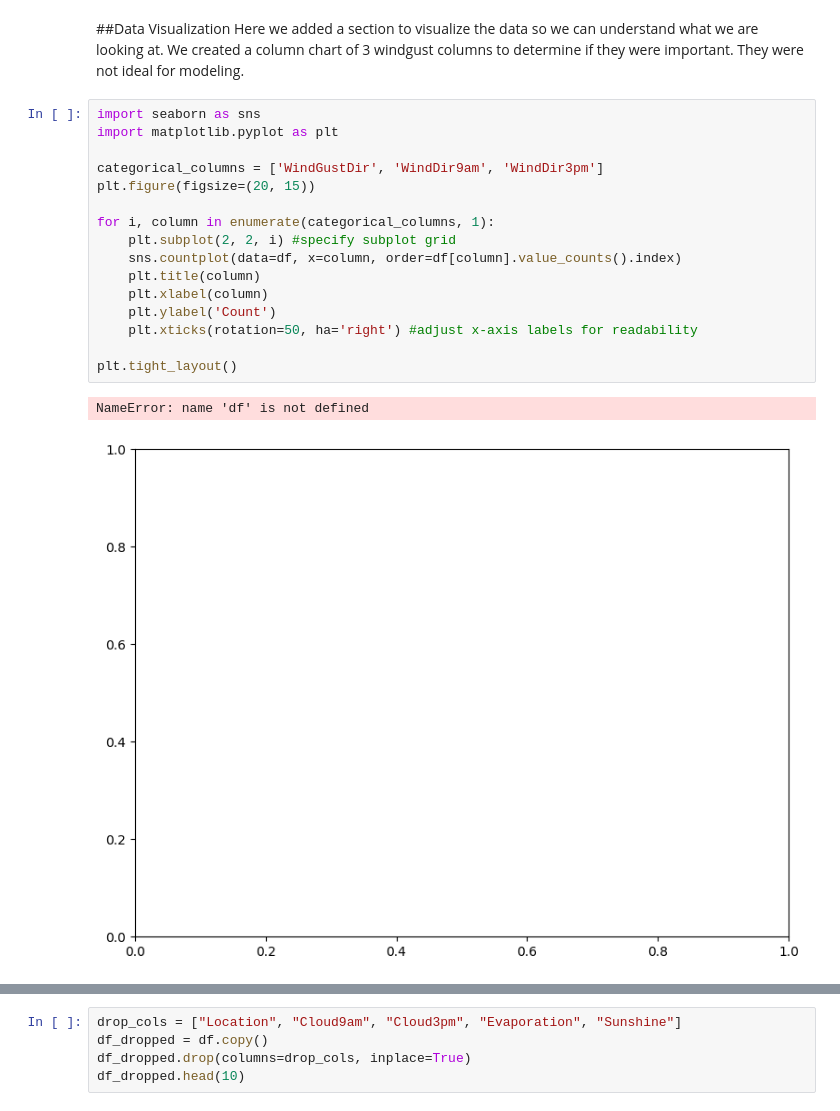
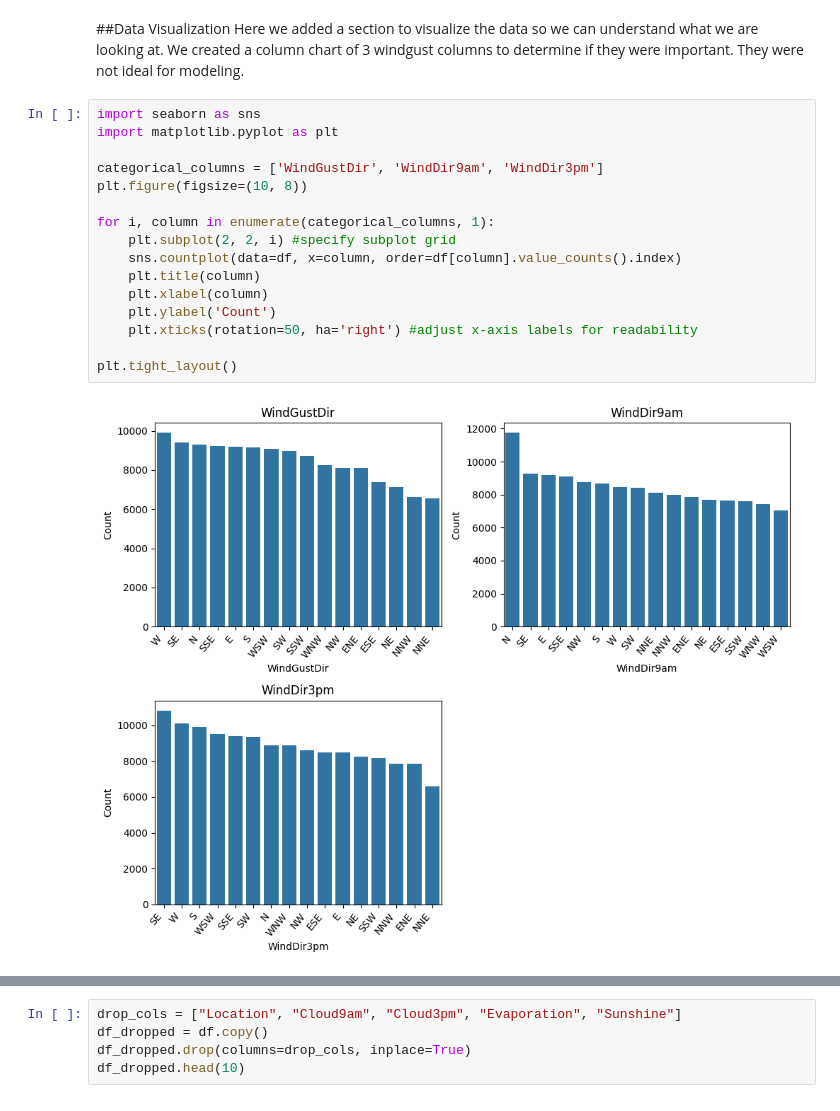
Before and after one commit to JasonWu00/ds675-mini-project, a Jupyter notebook: experimentation/Brian-Phung-Tran_Mickayla-Sujkowski_Ze-Hong-(Jason)-Wu_Milestone_4.ipynb, the cells around one changed output, grey strips where cells are left out. Cells and saved outputs as stored; diff of their text form.

```diff
--- a/experimentation/Brian-Phung-Tran_Mickayla-Sujkowski_Ze-Hong-(Jason)-Wu_Milestone_4.ipynb
+++ b/experimentation/Brian-Phung-Tran_Mickayla-Sujkowski_Ze-Hong-(Jason)-Wu_Milestone_4.ipynb
@@ -219,22 +239,21 @@ Here we added a section to visualize the data so we can understand what we are l
 # %%
 import seaborn as sns
 import matplotlib.pyplot as plt
 
 categorical_columns = ['WindGustDir', 'WindDir9am', 'WindDir3pm']
-plt.figure(figsize=(20, 15))
+plt.figure(figsize=(10, 8))
 
 for i, column in enumerate(categorical_columns, 1):
     plt.subplot(2, 2, i) #specify subplot grid
     sns.countplot(data=df, x=column, order=df[column].value_counts().index)
     plt.title(column)
     plt.xlabel(column)
     plt.ylabel('Count')
     plt.xticks(rotation=50, ha='right') #adjust x-axis labels for readability
 
 plt.tight_layout()
 # %% [output]
-NameError: name 'df' is not defined
-[figure, old version]
+[figure, new version]
 # %% [markdown]
 ## Missing Data
 
```
Also changed, not shown: parts of 31 cells of this notebook.
